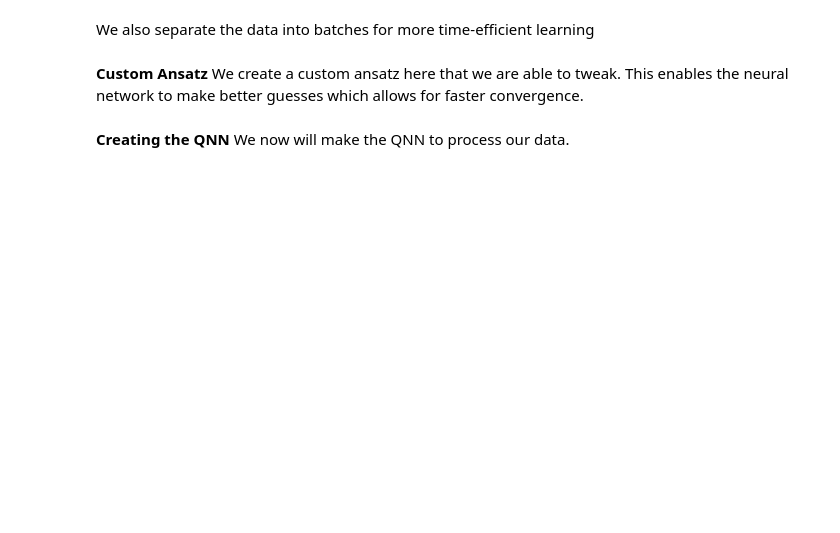
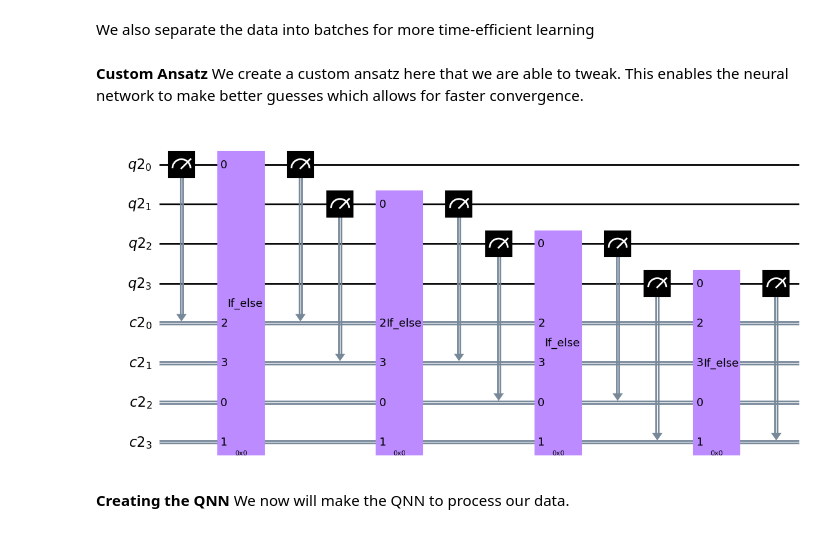
Before and after one commit to Capstone-I/Capstone-I, a Jupyter notebook: Lynch-Work/QuantumNeuralNetwork/QNN.ipynb, the cells around one changed output. Saved outputs shown, nothing was run; the diff lists cells and outputs as text; code cells hidden in the pictures; blank space fills up the shorter version.

```diff
--- a/Lynch-Work/QuantumNeuralNetwork/QNN.ipynb
+++ b/Lynch-Work/QuantumNeuralNetwork/QNN.ipynb
@@ -179,3 +171,32 @@ class DynamicAnsatz(NLocal):
+# %%
+def DynamicFinalRotationBlockFactory(num_qubits:int) -> QuantumCircuit:
+	q_reg = QuantumRegister(num_qubits)
+	c_reg = ClassicalRegister(num_qubits)
+
+	circuit = QuantumCircuit(q_reg, c_reg)
+	for i in range(0, num_qubits, 1):
+		param0 = Parameter(name=f"Ш0[{i}]") # Ш0 (sha) represents the rotations if the qubit measure to 0.
+		param1 = Parameter(name=f"Ш1[{i}]") # Ш1 (sha) represents the rotations if the qubit measure to 1.
+
+		# We measure the circuit as if at the end, seeing if we'd get a 1 or 0
+		circuit.measure(q_reg[i], c_reg[i])
+
+		# The if test can see if it is a 1 or 0, and lets the model apply a final rotation
+		# to change the results based on its output
+		with circuit.if_test((c_reg, 0)) as else_:
+			circuit.h(i)
+			circuit.ry(param0,i)
+		with else_:
+			circuit.h(i)
+			circuit.ry(param1,i)
+
+		# We then finally measure the results, as otherwise the sampler cries
+		circuit.measure(q_reg[i], c_reg[i])
+
+	return circuit
+DynamicFinalRotationBlockFactory(4).draw(output="mpl")
+# %% [output]
+[figure, added]
 # %% [markdown]
 **Creating the QNN**
 We now will make the QNN to process our data.
```
Also changed, not shown: parts of 11 cells of this notebook, 1 other file.
